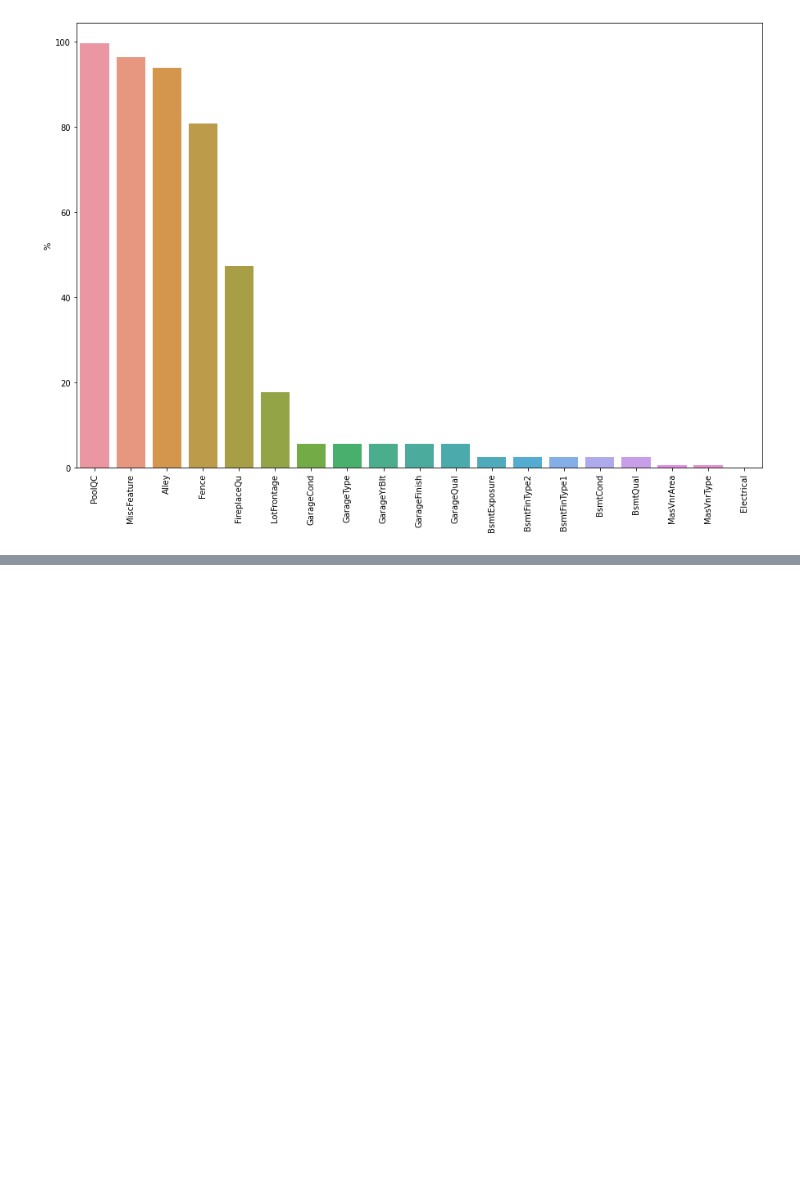
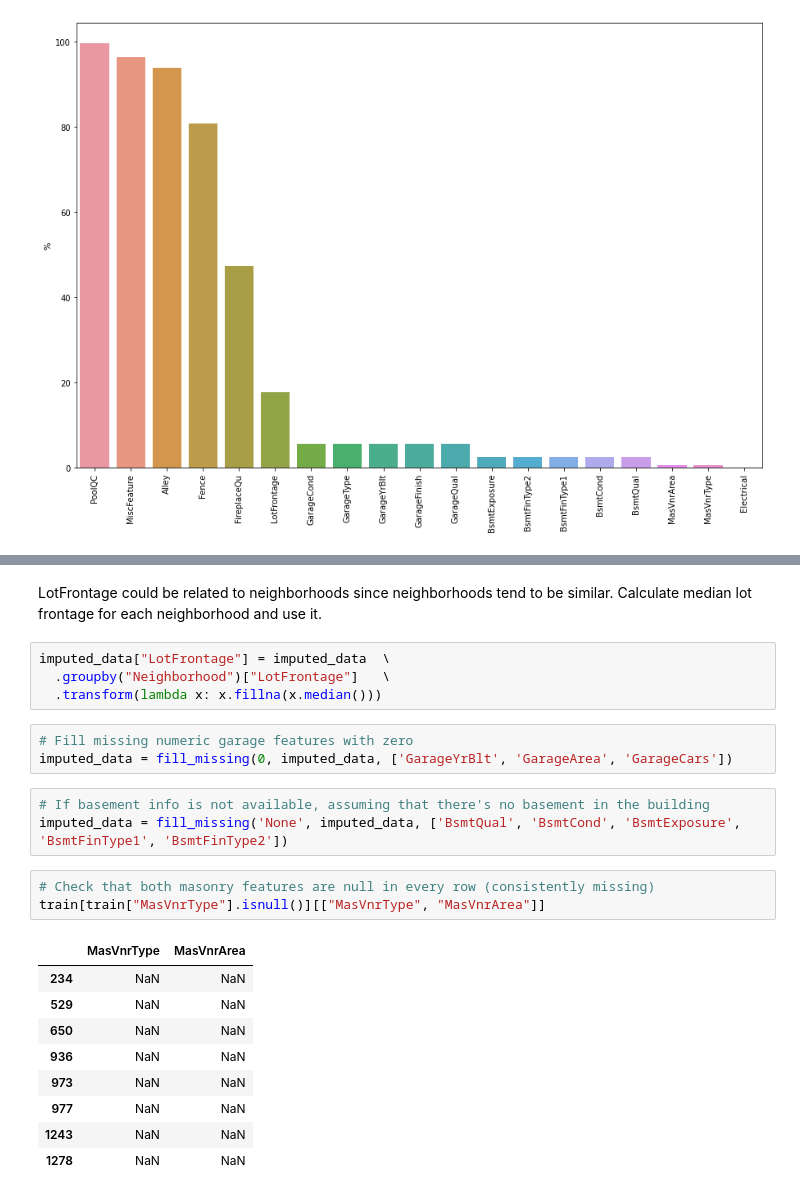
Before and after one commit to laaksonel/machine-learning, a Jupyter notebook: iowa_house_prices.ipynb, the cells around one changed output, grey strips where cells are left out. Saved outputs shown, nothing was run; the diff lists cells and outputs as text; blank space fills up the shorter version.

```diff
--- a/iowa_house_prices.ipynb
+++ b/iowa_house_prices.ipynb
@@ -599,0 +540,25 @@ Name: LotFrontage, dtype: float64
+# %% [markdown]
+LotFrontage could be related to neighborhoods since neighborhoods tend to be similar. Calculate median lot frontage for each neighborhood and use it.
+# %%
+imputed_data["LotFrontage"] = imputed_data  \
+  .groupby("Neighborhood")["LotFrontage"]   \
+  .transform(lambda x: x.fillna(x.median()))
+# %%
+# Fill missing numeric garage features with zero
+imputed_data = fill_missing(0, imputed_data, ['GarageYrBlt', 'GarageArea', 'GarageCars'])
+# %%
+# If basement info is not available, assuming that there's no basement in the building
+imputed_data = fill_missing('None', imputed_data, ['BsmtQual', 'BsmtCond', 'BsmtExposure', 'BsmtFinType1', 'BsmtFinType2'])
+# %%
+# Check that both masonry features are null in every row (consistently missing)
+train[train["MasVnrType"].isnull()][["MasVnrType", "MasVnrArea"]]
+# %% [output]
+|  | MasVnrType | MasVnrArea |
+| 234 | NaN | NaN |
+| 529 | NaN | NaN |
+| 650 | NaN | NaN |
+| 936 | NaN | NaN |
+| 973 | NaN | NaN |
+| 977 | NaN | NaN |
+| 1243 | NaN | NaN |
+| 1278 | NaN | NaN |
```
Also changed, not shown: parts of 13 cells of this notebook.
